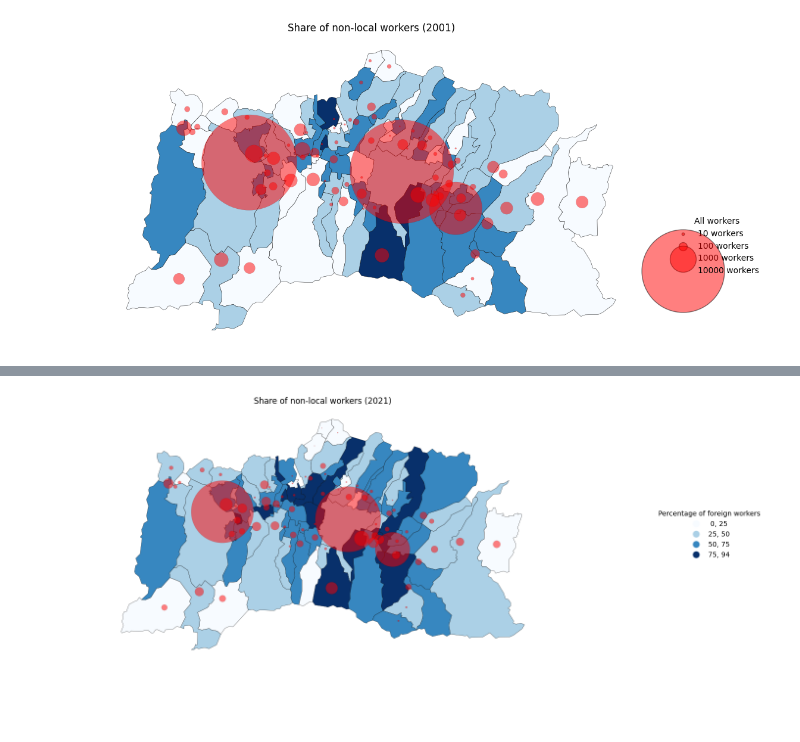
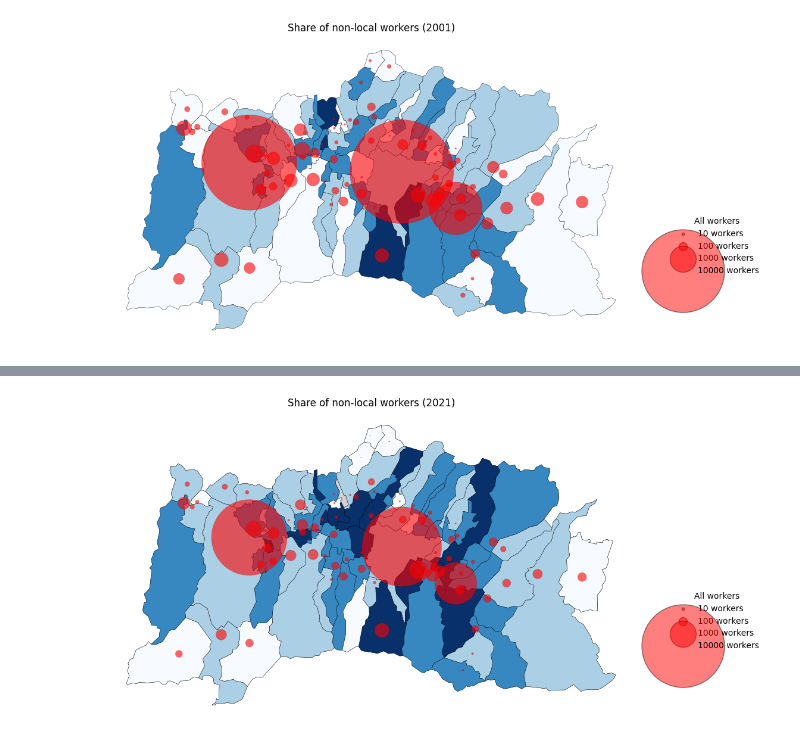
Before and after one commit to dbelohonov/maps_liptov, a Jupyter notebook: notebooks/comparison2.ipynb, the cells around one changed output, grey strips where cells are left out. Drawn from its saved outputs; the diff is of its cells as text; code cells hidden in the pictures; blank space fills up the shorter version.

```diff
--- a/notebooks/comparison2.ipynb
+++ b/notebooks/comparison2.ipynb
@@ -614,84 +624,63 @@ obce_gdf_21 = obce_gdf.merge(
     right_on = "obecB",
     how = "left"
 ).drop(columns = ["kod_obce", "okMesto", "kMesto", "IDN3", "NM3", "IDN2", "NM2", "NAZOVOBCE", "KODOBCE", "obyv"])
 independence_bins = [25, 50, 75]
-plt.figure(figsize = (11.69, 8.27))
-# tablemap21.plot(
-#     ax = plt.gca(),
-#     cmap = "blues",
-#     edgecolor = "black",
-#     linewidth = 0.3
-# )
-tablemap21.plot(
+
+def scale_size(value, scale = 1):
+    return value*scale
+
+
+# plt.figure(figsize = (11.69, 8.27))
+fig, ax = plt.subplots(figsize = (11.67, 8.27))
+map2.plot(
     ax = plt.gca(),
+    color = "lightgray",
+    edgecolor = "black",
+    linewidth = 0.3
+)
+choropleth = tablemap21.plot(
+    ax = ax,
     column = "mimo_percent21",
     cmap = "Blues",
     legend = True,
     edgecolor = "black",
     linewidth = 0.3,
     scheme = "user_defined",
     classification_kwds = {"bins": independence_bins},
     legend_kwds = {
         "title": "Percentage of foreign workers",
         "loc": "right",
         "fmt": "{:.0f}",
         "frameon": False,
         "bbox_to_anchor": (1.5, 0.5)
     }
 )
-obce_gdf.plot(
-    ax = plt.gca(),
+obce_gdf_21["markersize21"] = obce_gdf_21["spolu21"].apply(scale_size)
+obce_gdf_21.plot(
+    ax = ax,
     color = "red",
-    markersize = obce_gdf_21["spolu21"],
-    alpha = 0.5,
+    markersize = obce_gdf_21["markersize21"],
+    alpha = 0.6,
     edgecolor = "black",
     linewidth = 0.1
 )
+circle_size = [10, 100, 1000, 10000]
+legend_circles = [
+    plt.scatter([], [], s = scale_size(val), color = "red", alpha = 0.5, edgecolor = "black", label = f"{val} workers")
+    for val in circle_size
+]
 
-# handles_i = [
-#     plt.Line2D(
-#         [0], [0],
-#         marker = "s",
-#         markersize = 10,
-#         linestyle = "None",
-#         color = color,
-#         # edgecolor = "black",
-#         label = ">50 per cent in municipality" if key else ">50 per cent outside municipality"
-#         )
-#         for key, color in color_dict_i.items()
-# ]
-# handles_i.append(
-#     plt.Line2D(
-#         [0], [0],
-#         marker = "",
-#         color = "white",
-#         markersize = 20,
-#         linestyle = "None",
-#         label = ""
-#     )
-# )
-# handles_i.append(
-#     plt.Line2D(
-#         [0], [0],
-#         marker = "o",
-#         color = "blue",
-#         alpha = 0.5,
-#         markersize = 20,
-#         linestyle = "None",
-#         label = "municipality (size represents amount of people\nworking in municipality)"
-#     )
-# )
-# plt.legend(
-#     handles = handles_i,
-#     title = "Do people commute outside of municipality",
-#     loc = "center left",
-#     bbox_to_anchor = (1, 0.5),
-#     frameon = False
-# )
+legend1 = ax.legend(
+    handles = legend_circles,
+    title = "All workers",
+    loc = "lower left",
+    bbox_to_anchor = (1.05, 0.2),
+    frameon = False
+)
 
 plt.title("Share of non-local workers (2021)")
 plt.axis(False)
-# plt.savefig("../result_maps/autonomy/LM_RK_autonomy_2021_binary.pdf", format = "pdf", dpi = 300, bbox_inches = "tight")
+plt.savefig("../result_maps/workers/non-local_circles_2021.pdf", format = "pdf", dpi = 300, bbox_inches = "tight")
 plt.show()
 # %% [output]
-[figure, old version]
+[figure, new version]
```
Also changed, not shown: parts of 15 cells of this notebook, 4 other files.
